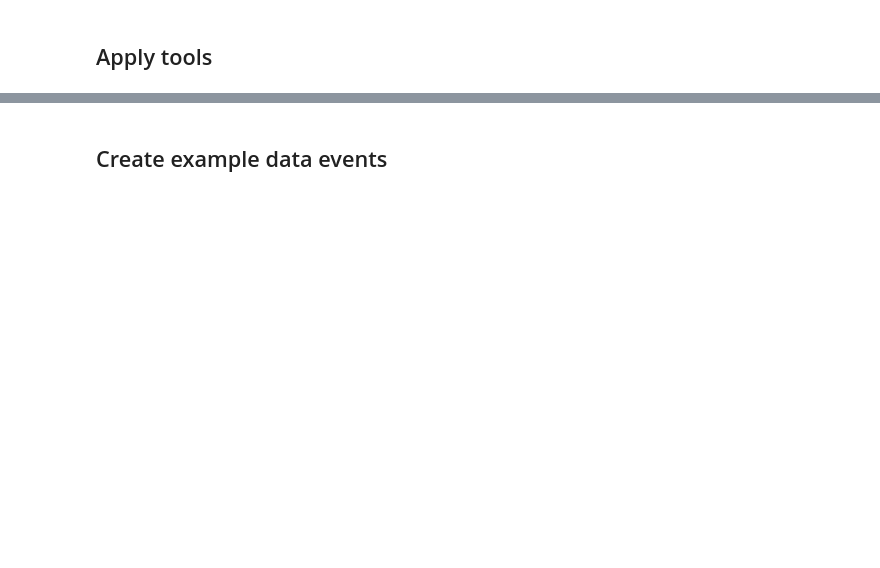
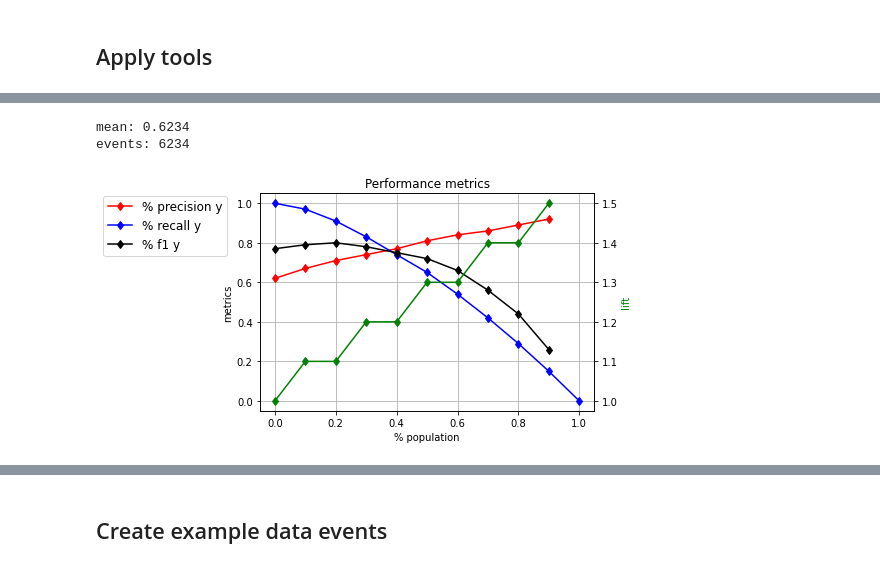
Before and after one commit to gabriela-plantie/evaluation_tools, a Jupyter notebook: README.ipynb, the cells around one changed output, grey strips where cells are left out. Drawn from its saved outputs; the diff is of its cells as text; code cells hidden in the pictures; blank space fills up the shorter version.

```diff
--- a/README.ipynb
+++ b/README.ipynb
@@ -80,3 +88,9 @@ p.graph_ks()
+# %%
+p.graph_others()
+# %% [output]
+mean: 0.6234
+events: 6234
+[figure, added]
 # %%
 p.stability()
 p.graph_stability()
```
Also changed, not shown: parts of 9 cells of this notebook, 11 other files.
